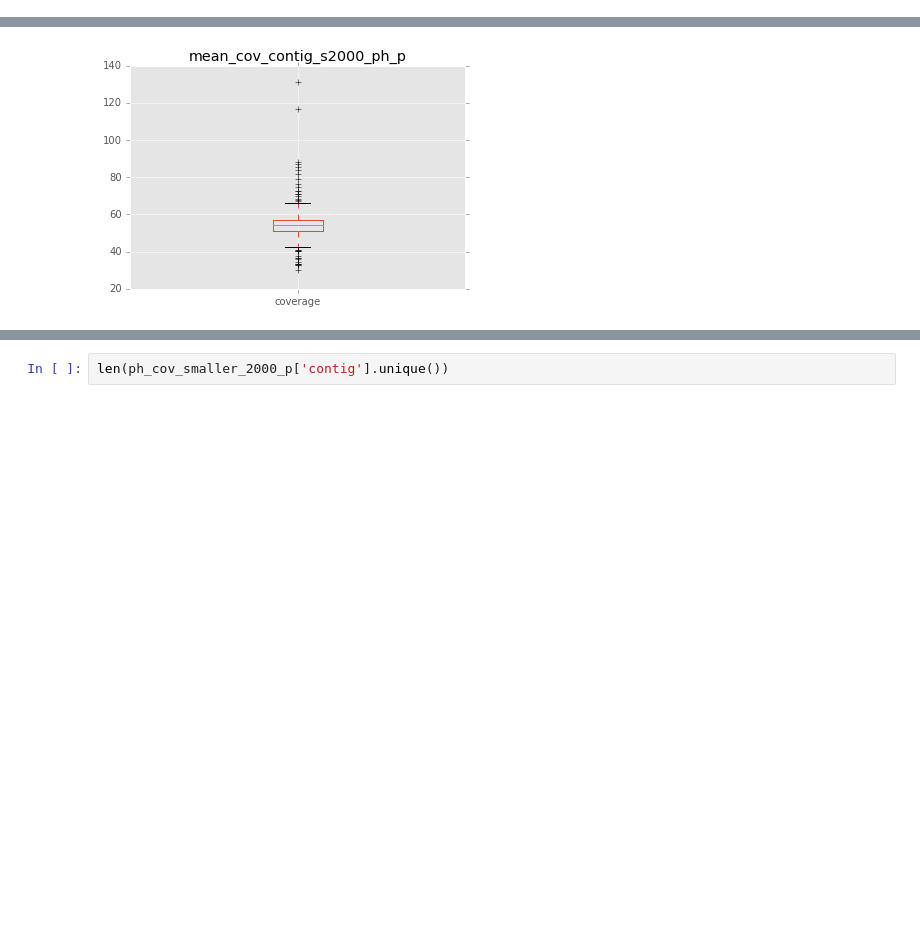
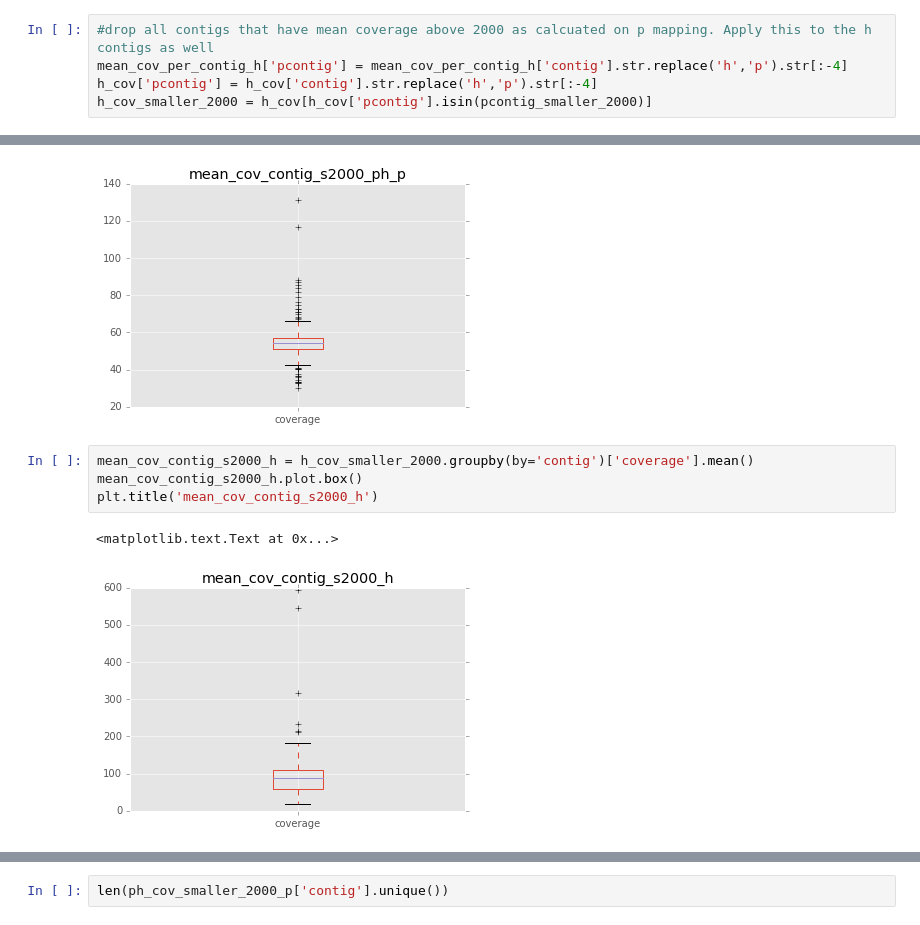
Before and after one commit to BenjaminSchwessinger/Pst_104E_analysis, a Jupyter notebook: 02062017_coverage_analysis_training.ipynb, the cells around one changed output, grey strips where cells are left out. Cells and saved outputs as stored; diff of their text form; blank space fills up the shorter version.

```diff
--- a/02062017_coverage_analysis_training.ipynb
+++ b/02062017_coverage_analysis_training.ipynb
@@ -58,3 +81,8 @@ ph_cov_smaller_2000_p = ph_cov[ph_cov['contig'].isin(pcontig_smaller_2000)]
+# %%
+#drop all contigs that have mean coverage above 2000 as calcuated on p mapping. Apply this to the h contigs as well
+mean_cov_per_contig_h['pcontig'] = mean_cov_per_contig_h['contig'].str.replace('h','p').str[:-4]
+h_cov['pcontig'] = h_cov['contig'].str.replace('h','p').str[:-4]
+h_cov_smaller_2000 = h_cov[h_cov['pcontig'].isin(pcontig_smaller_2000)]
 # %%
 mean_cov_contig_s2000 = p_cov_smaller_2000.groupby(by='contig')['coverage'].mean()
 
@@ -74,3 +102,10 @@ plt.title('mean_cov_contig_s2000_ph_p')
 # %% [output]
 <matplotlib.text.Text at 0x...>
 [figure]
+# %%
+mean_cov_contig_s2000_h = h_cov_smaller_2000.groupby(by='contig')['coverage'].mean()
+mean_cov_contig_s2000_h.plot.box()
+plt.title('mean_cov_contig_s2000_h')
+# %% [output]
+<matplotlib.text.Text at 0x...>
+[figure, added]
```
Also changed, not shown: parts of 41 cells of this notebook, 4 other files.
